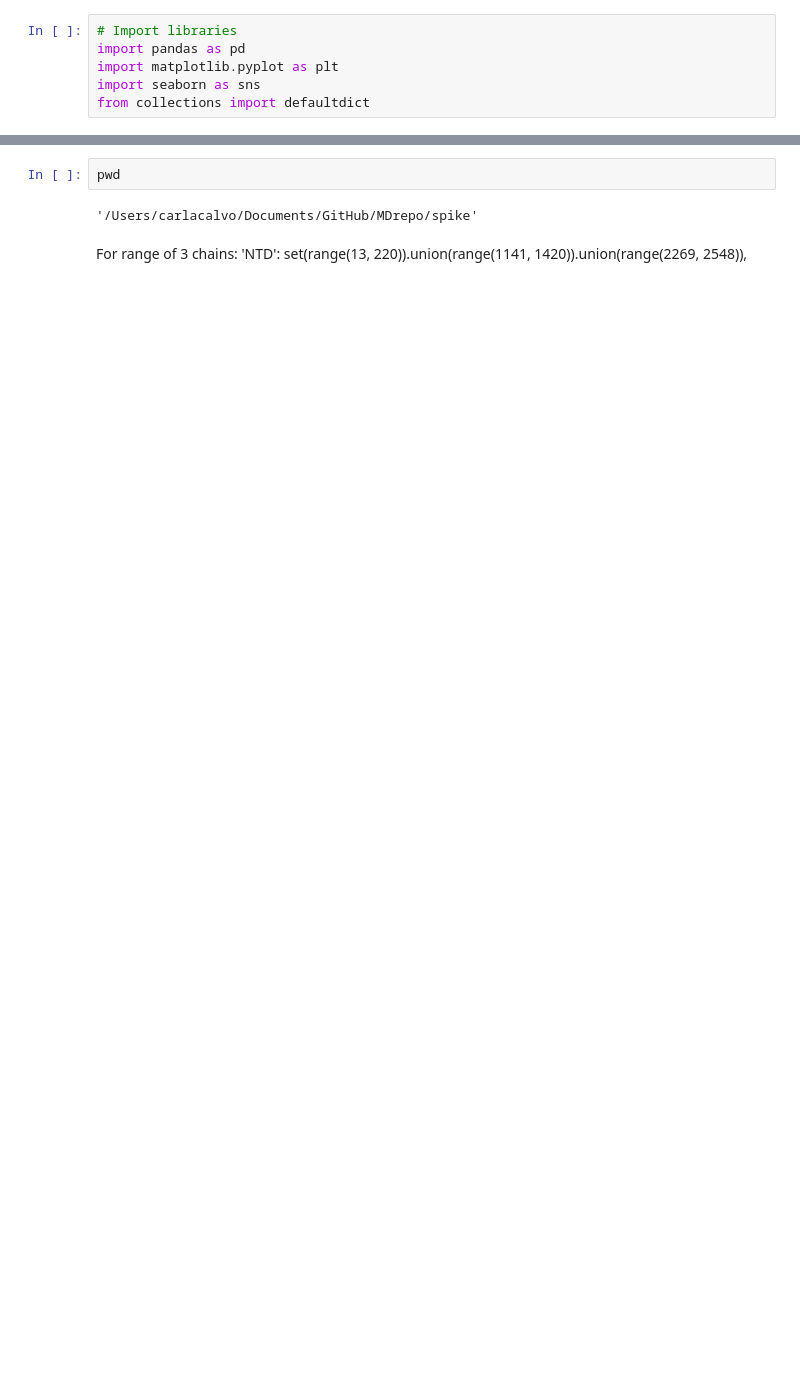
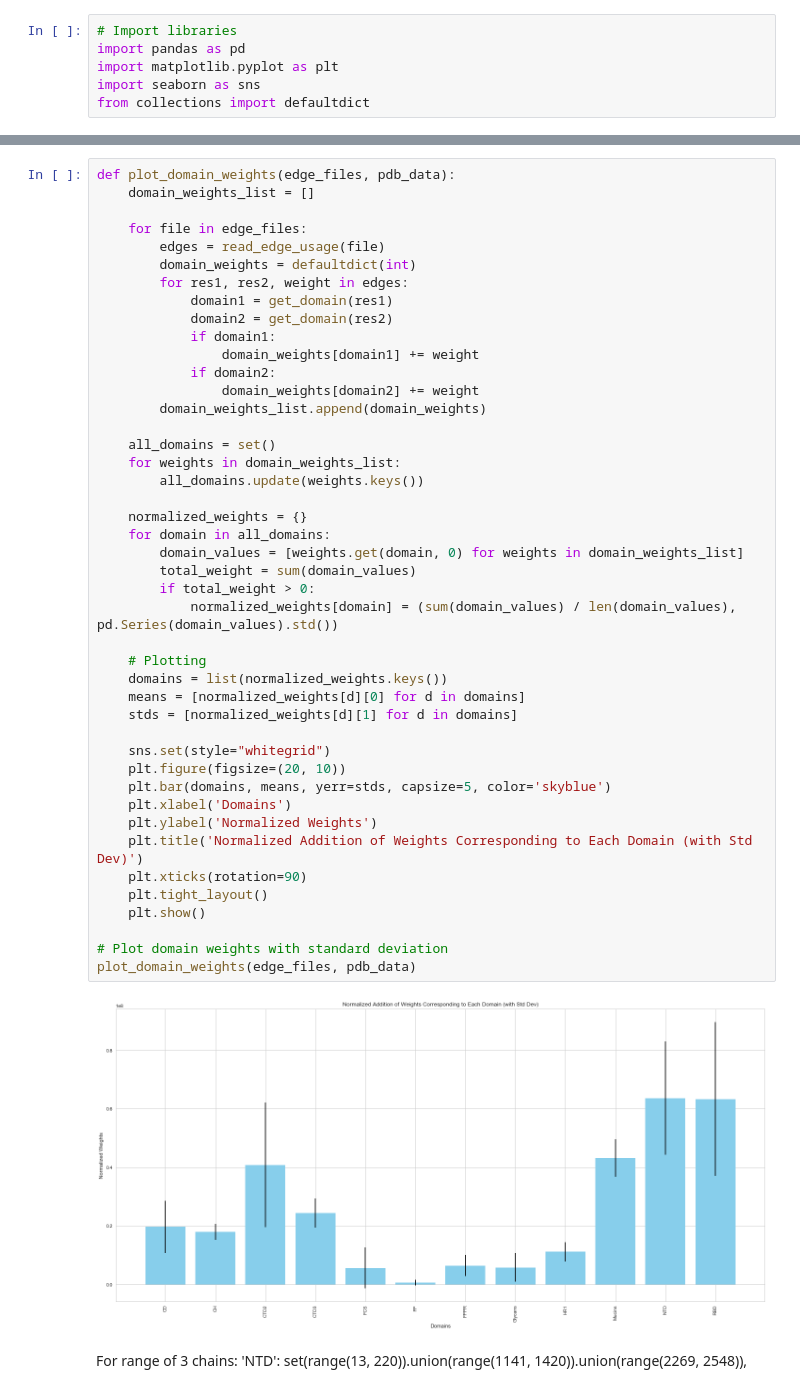
Before and after one commit to ccalvotusell/MDrepo, a Jupyter notebook: spike/scripts/test_plots/plot_test1.ipynb, the cells around one changed output, grey strips where cells are left out. Saved outputs shown, nothing was run; the diff lists cells and outputs as text; blank space fills up the shorter version.

```diff
--- a/spike/scripts/test_plots/plot_test1.ipynb
+++ b/spike/scripts/test_plots/plot_test1.ipynb
@@ -142,10 +119,52 @@ def plot_domain_weights(edge_files, pdb_data):
     plt.xticks(rotation=90)
     plt.tight_layout()
     plt.show()
-# %%
-pwd
-# %% [output]
-'/Users/carlacalvo/Documents/GitHub/MDrepo/spike'
+# %%
+def plot_domain_weights(edge_files, pdb_data):
+    domain_weights_list = []
+
+    for file in edge_files:
+        edges = read_edge_usage(file)
+        domain_weights = defaultdict(int)
+        for res1, res2, weight in edges:
+            domain1 = get_domain(res1)
+            domain2 = get_domain(res2)
+            if domain1:
+                domain_weights[domain1] += weight
+            if domain2:
+                domain_weights[domain2] += weight
+        domain_weights_list.append(domain_weights)
+
+    all_domains = set()
+    for weights in domain_weights_list:
+        all_domains.update(weights.keys())
+
+    normalized_weights = {}
+    for domain in all_domains:
+        domain_values = [weights.get(domain, 0) for weights in domain_weights_list]
+        total_weight = sum(domain_values)
+        if total_weight > 0:
+            normalized_weights[domain] = (sum(domain_values) / len(domain_values), pd.Series(domain_values).std())
+
+    # Plotting
+    domains = list(normalized_weights.keys())
+    means = [normalized_weights[d][0] for d in domains]
+    stds = [normalized_weights[d][1] for d in domains]
+
+    sns.set(style="whitegrid")
+    plt.figure(figsize=(20, 10))
+    plt.bar(domains, means, yerr=stds, capsize=5, color='skyblue')
+    plt.xlabel('Domains')
+    plt.ylabel('Normalized Weights')
+    plt.title('Normalized Addition of Weights Corresponding to Each Domain (with Std Dev)')
+    plt.xticks(rotation=90)
+    plt.tight_layout()
+    plt.show()
+
+# Plot domain weights with standard deviation
+plot_domain_weights(edge_files, pdb_data)
+# %% [output]
+[figure, added]
 # %% [markdown]
 For range of 3 chains:         'NTD': set(range(13, 220)).union(range(1141, 1420)).union(range(2269, 2548)),
 # %%
```
Also changed, not shown: parts of 16 cells of this notebook.
